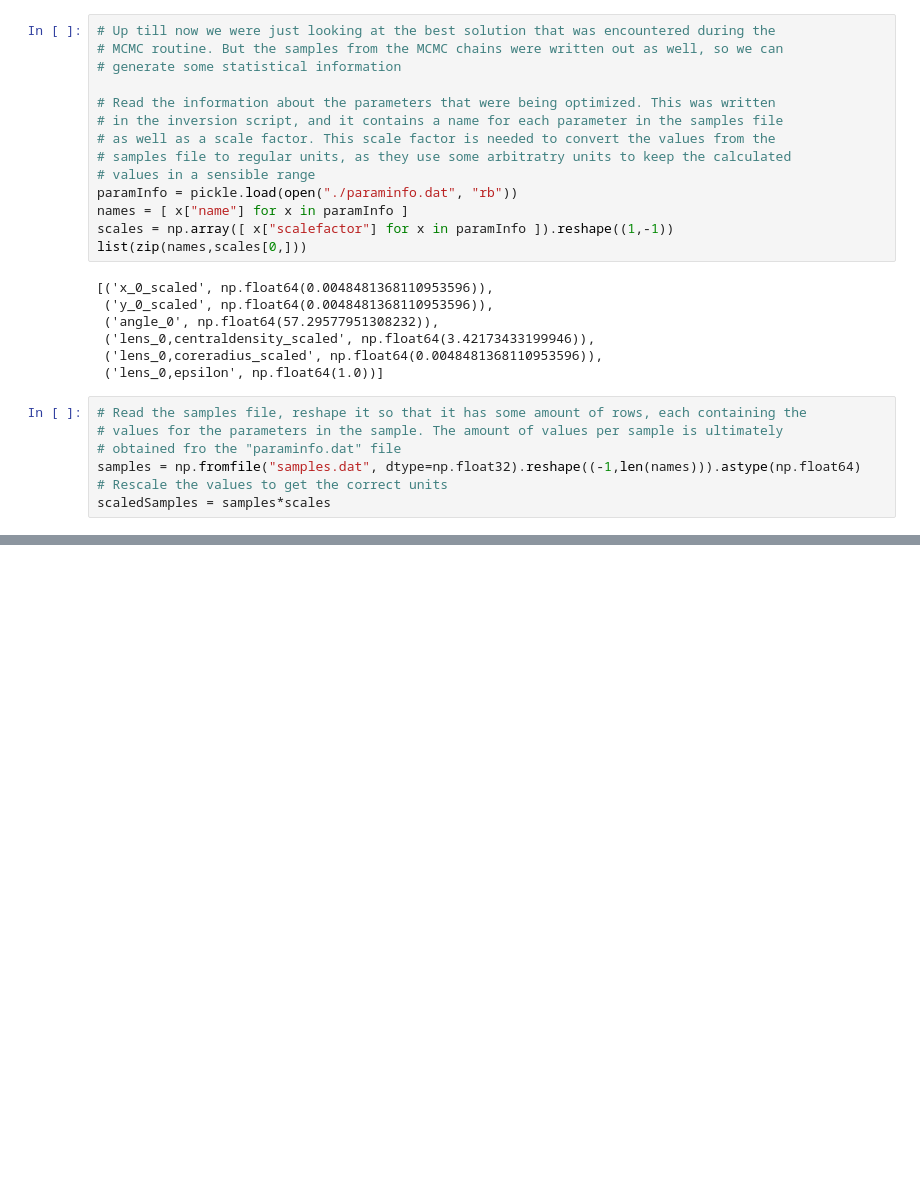
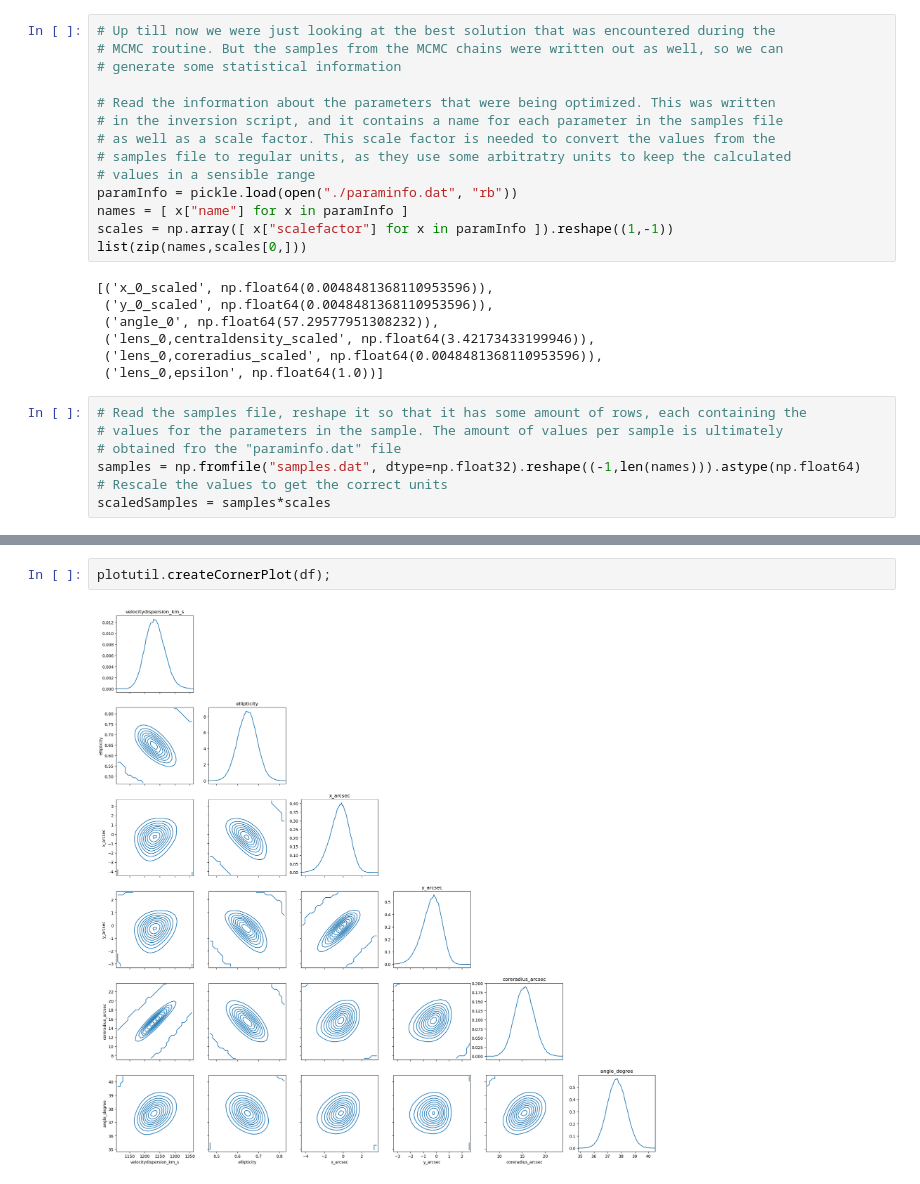
Before and after one commit to j0r1/GRALE2, a Jupyter notebook: inversion_examples_parametric/example_AS1063/analyzesamples.ipynb, the cells around one changed output, grey strips where cells are left out. Saved outputs shown, nothing was run; the diff lists cells and outputs as text; blank space fills up the shorter version.

```diff
--- a/inversion_examples_parametric/example_AS1063/analyzesamples.ipynb
+++ b/inversion_examples_parametric/example_AS1063/analyzesamples.ipynb
@@ -176,0 +152,4 @@ angle_degree: 37.681 +/- 0.70879
+# %%
+plotutil.createCornerPlot(df);
+# %% [output]
+[figure, added]
```
Also changed, not shown: parts of 4 cells of this notebook, 3 other files.
